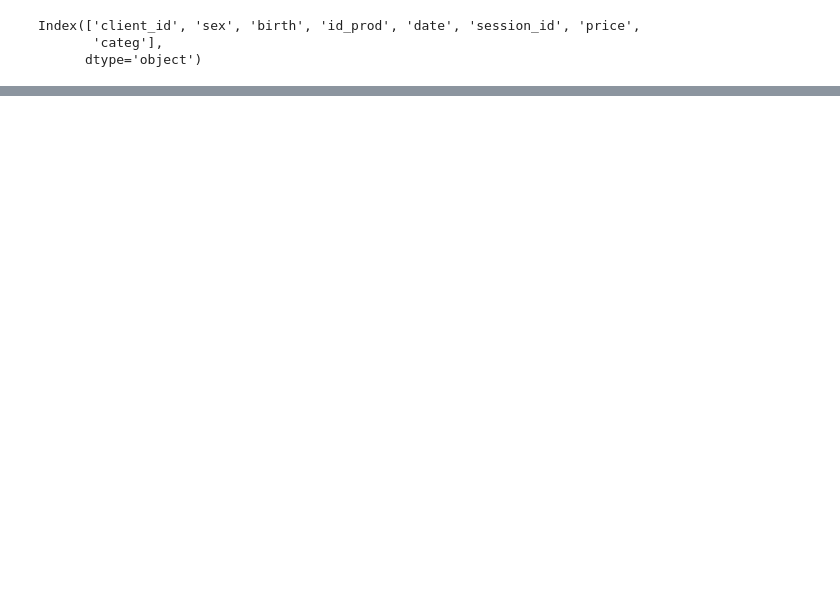
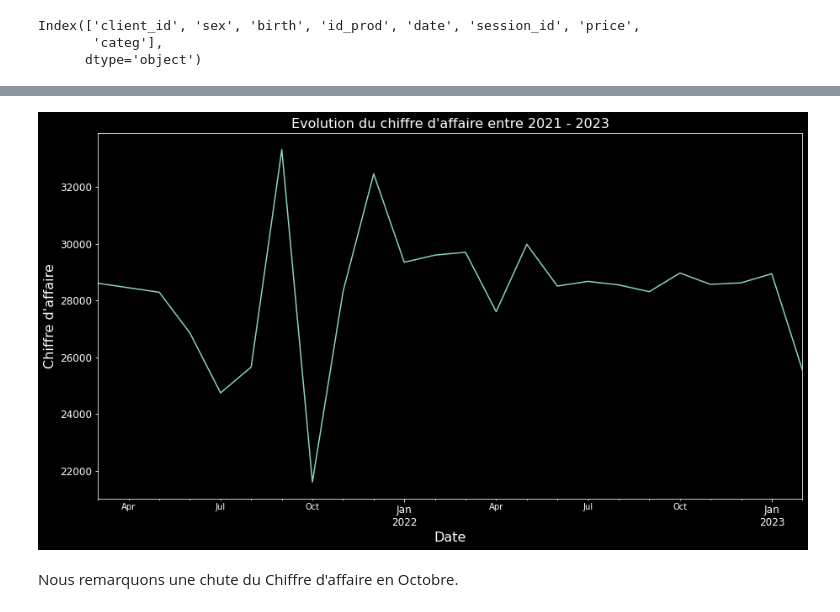
Before and after one commit to Flyander/LaPage_project, a Jupyter notebook: misssion_lapage.ipynb, the cells around one changed output, grey strips where cells are left out. Saved outputs shown, nothing was run; the diff lists cells and outputs as text; code cells hidden in the pictures; blank space fills up the shorter version.

Commit message:
feat(notebook): add graph

```diff
--- a/misssion_lapage.ipynb
+++ b/misssion_lapage.ipynb
@@ -39,6 +39,14 @@ import seaborn as sns
 df_customers = pd.read_csv('data/customers.csv')
 df_products = pd.read_csv('data/products.csv')
 df_transactions = pd.read_csv('data/transactions.csv')
+# %%
+df_products.describe()
+df_products['price'].sort_values()
+df_products[df_products['price'] == -1]
+df_transactions[df_transactions['id_prod'] == 'T_0']
+
+# TODO: Supprimer tout les données test dans le dataframe (products et customers)
+df_transactions = df_transactions[df_transactions['id_prod'] != 'T_0']
 # %%
 df = pd.merge(df_customers, df_transactions, how='left', on='client_id')
 df = pd.merge(df, df_products, how='left', on='id_prod')
@@ -59,0 +68,7 @@ Le chiffre d'affaire est de 11853528.68 €
+# %%
+df['date'].isna().sum()
+df['date'] = df['date'].loc[df['date'].isna() == False]
+# %%
+df['date'] = pd.to_datetime(df['date'])
+# %%
+df['year'] = df['date'].dt.year
@@ -59,0 +84,16 @@ Le chiffre d'affaire est de 11853528.68 €
+# %%
+ca_year = df.copy()
+ca_year.set_index('date', inplace = True)
+
+plt.figure(figsize=[15,8])
+ax = ca_year.resample('M').count()['price'].plot()
+for label in (ax.get_xticklabels() + ax.get_yticklabels()):
+    label.set_fontsize(12)
+ax.set_title("Evolution du chiffre d'affaire entre 2021 - 2023",fontsize=16)
+ax.set_ylabel("Chiffre d'affaire",fontsize=16)
+ax.set_xlabel("Date",fontsize=16)
+plt.show()
+# %% [output]
+[figure, added]
+# %% [markdown]
+Nous remarquons une chute du Chiffre d'affaire en Octobre.
```
Also changed, not shown: parts of 5 cells of this notebook.
